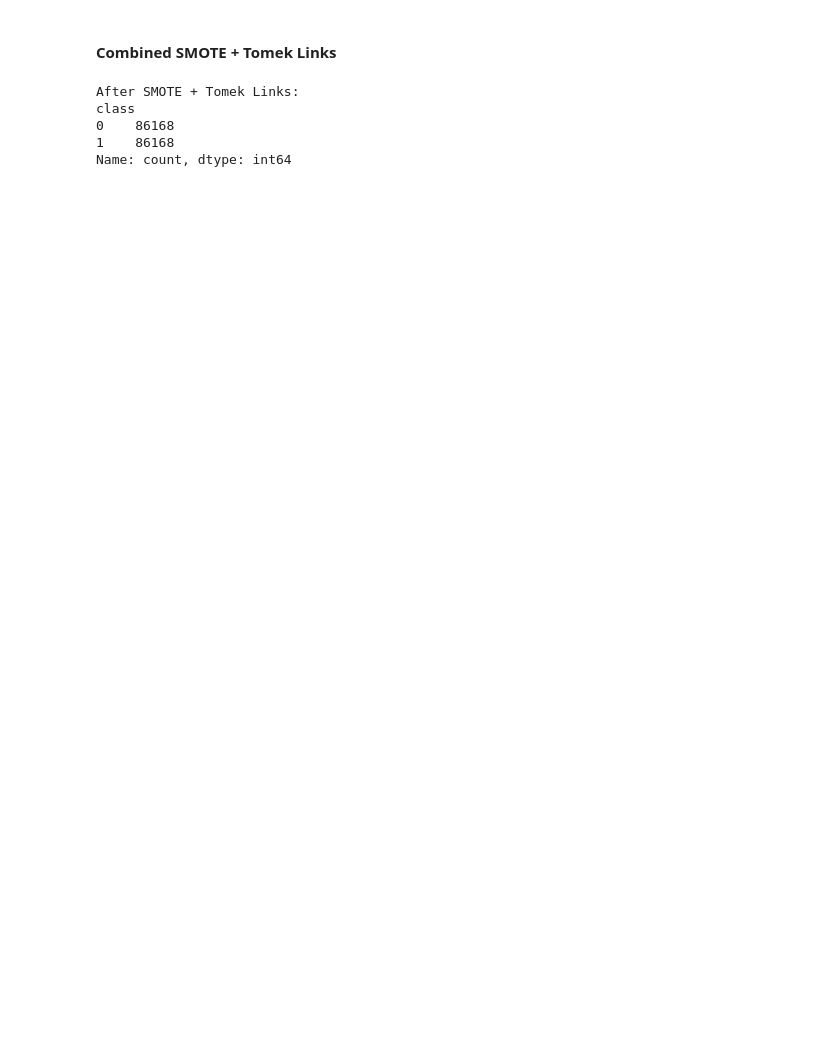
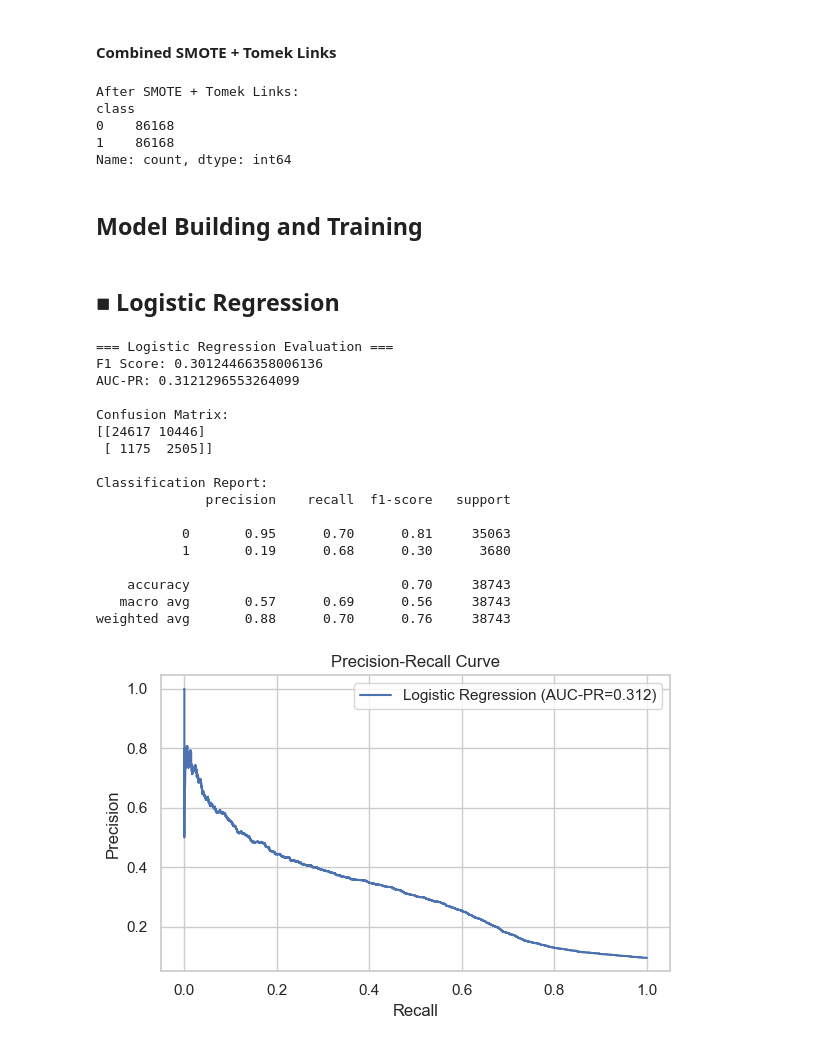
Before and after one commit to mubarek4566/Fraud-Detection-Ecommerce-Banking, a Jupyter notebook: notebooks/main.ipynb, the cells around one changed output. Saved outputs shown, nothing was run; the diff lists cells and outputs as text; code cells hidden in the pictures; blank space fills up the shorter version.

Commit message:
Adding model training and Evaluation for LR and XGBoost

```diff
--- a/notebooks/main.ipynb
+++ b/notebooks/main.ipynb
@@ -524,3 +525,34 @@ class
 0    86168
 1    86168
 Name: count, dtype: int64
+# %% [markdown]
+## Model Building and Training
+# %%
+#Use cleaned/SMOTE-applied datasets
+X_train_final = X_train_smote
+y_train_final = y_train_smote
+# %% [markdown]
+## ■	Logistic Regression
+# %%
+# Logistic Regression
+logistic_model = train_logistic_regression(X_train_final, y_train_final)
+logistic_eval = evaluate_model(logistic_model, X_test, y_test, model_name="Logistic Regression")
+# %% [output]
+=== Logistic Regression Evaluation ===
+F1 Score: 0.30124466358006136
+AUC-PR: 0.3121296553264099
+
+Confusion Matrix:
+[[24617 10446]
+ [ 1175  2505]]
+
+Classification Report:
+              precision    recall  f1-score   support
+
+           0       0.95      0.70      0.81     35063
+           1       0.19      0.68      0.30      3680
+
+    accuracy                           0.70     38743
+   macro avg       0.57      0.69      0.56     38743
+weighted avg       0.88      0.70      0.76     38743
+[figure, added]
```
Also changed, not shown: parts of 6 cells of this notebook, 1 other file.
